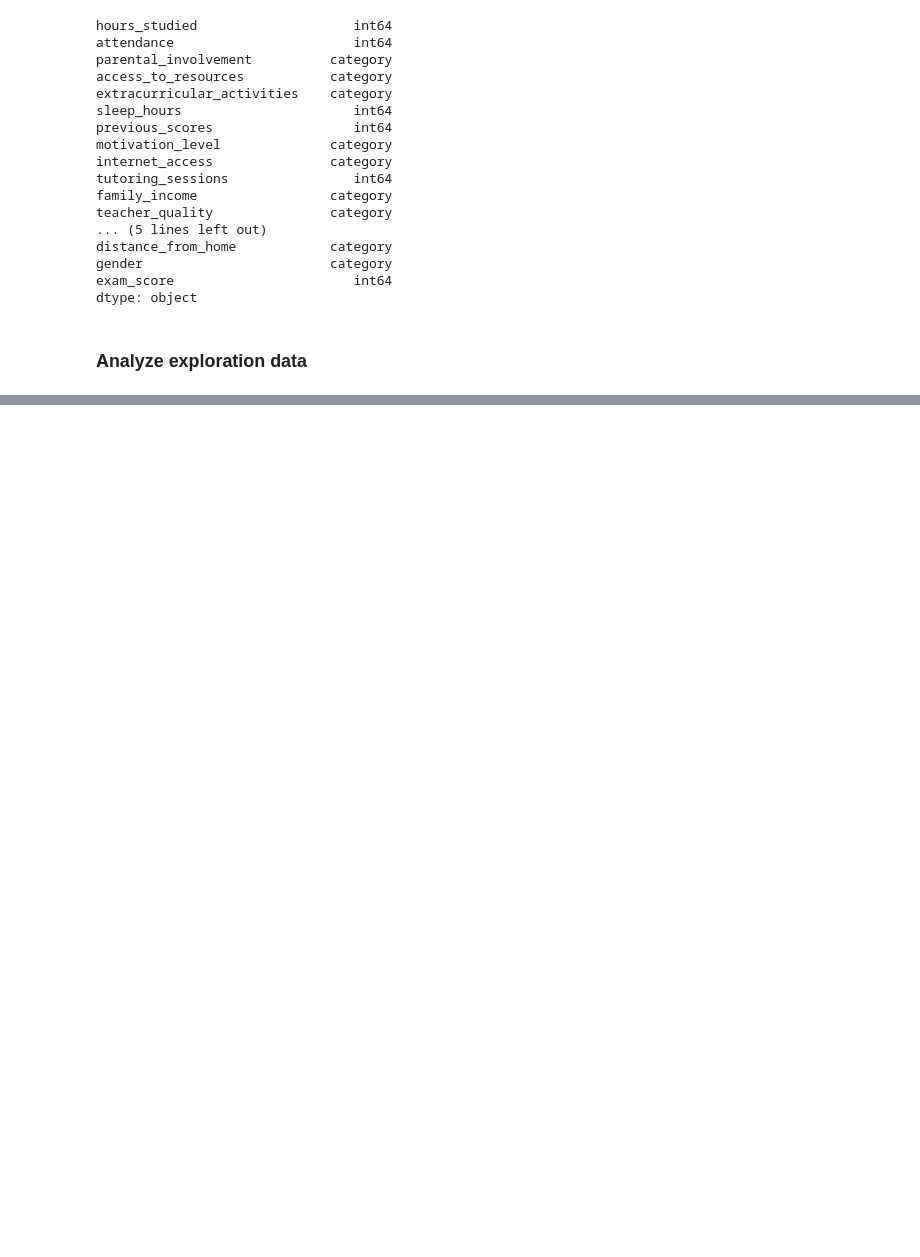
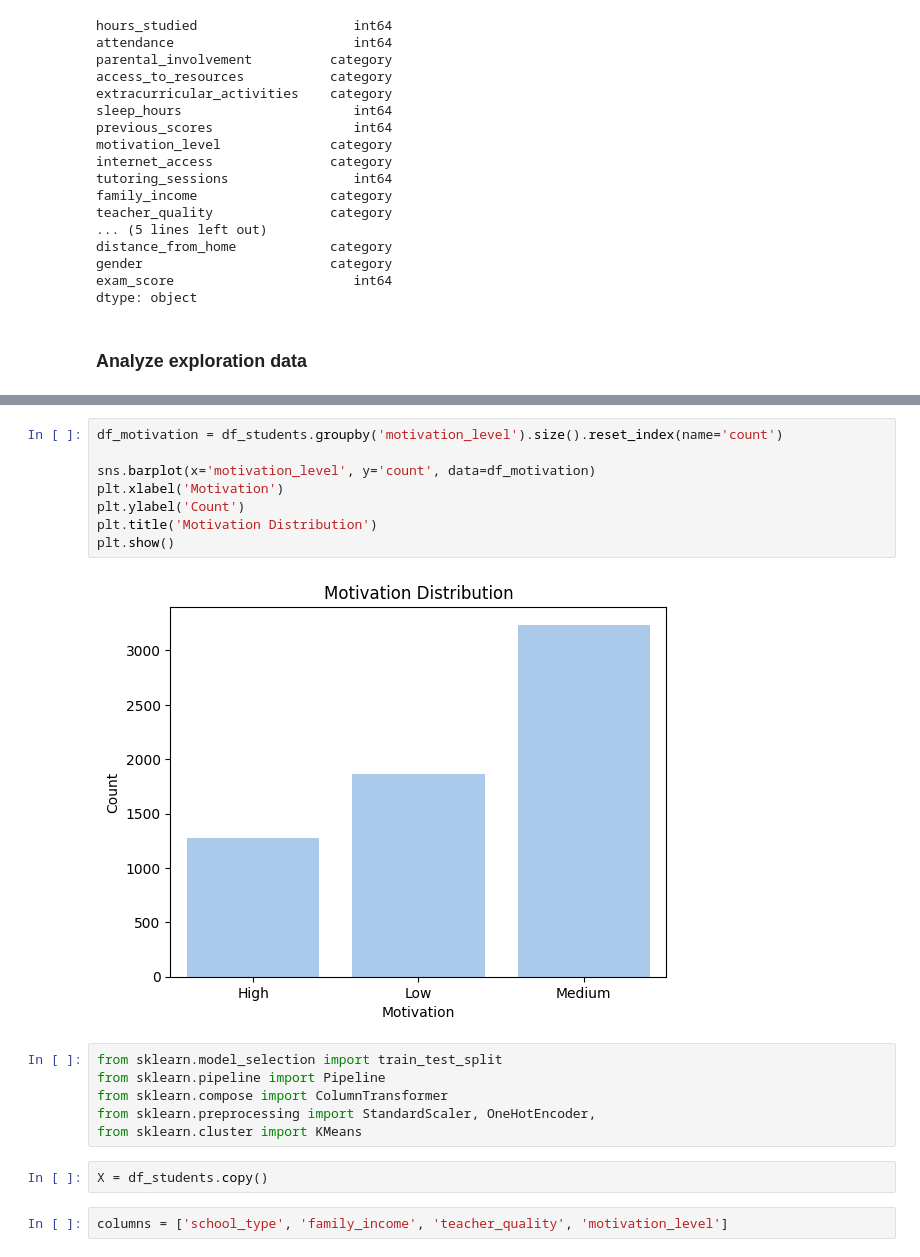
Before and after one commit to thelightfeaver/machine-leaning-practices, a Jupyter notebook: proyect/student.ipynb, the cells around one changed output, grey strips where cells are left out. Saved outputs shown, nothing was run; the diff lists cells and outputs as text; blank space fills up the shorter version.

```diff
--- a/proyect/student.ipynb
+++ b/proyect/student.ipynb
@@ -120,0 +165,20 @@ score_according_by_hours_mean = df_students[df_students['hours_studied'] > hours
+# %%
+df_motivation = df_students.groupby('motivation_level').size().reset_index(name='count')
+
+sns.barplot(x='motivation_level', y='count', data=df_motivation)
+plt.xlabel('Motivation')
+plt.ylabel('Count')
+plt.title('Motivation Distribution')
+plt.show()
+# %% [output]
+[figure, added]
+# %%
+from sklearn.model_selection import train_test_split
+from sklearn.pipeline import Pipeline
+from sklearn.compose import ColumnTransformer
+from sklearn.preprocessing import StandardScaler, OneHotEncoder,
+from sklearn.cluster import KMeans
+# %%
+X = df_students.copy()
+# %%
+columns = ['school_type', 'family_income', 'teacher_quality', 'motivation_level']
```
Also changed, not shown: parts of 9 cells of this notebook, 2 other files.
